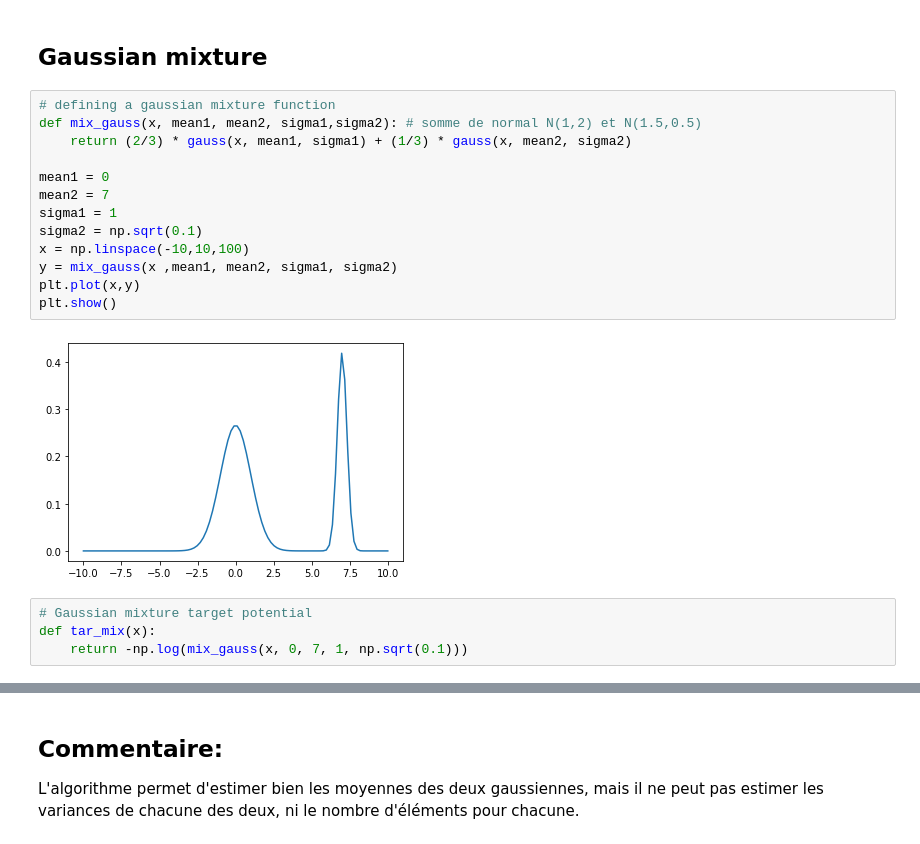
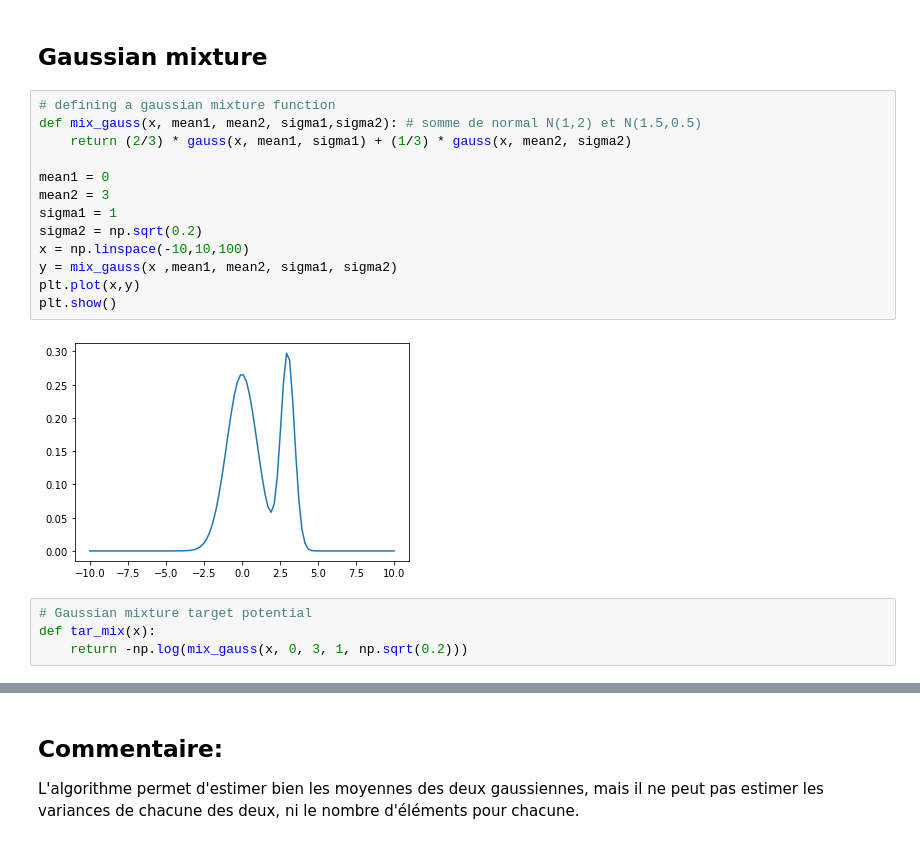
Before and after one commit to elfirdoussilab1/SVGD, a Jupyter notebook: Sampling_methods.ipynb, the cells around one changed output, grey strips where cells are left out. Drawn from its saved outputs; the diff is of its cells as text.

```diff
--- a/Sampling_methods.ipynb
+++ b/Sampling_methods.ipynb
@@ -570,22 +570,22 @@ sns.jointplot(x = xf.transpose()[0], y=xf.transpose()[1], kind='kde')
 # %%
 # defining a gaussian mixture function
 def mix_gauss(x, mean1, mean2, sigma1,sigma2): # somme de normal N(1,2) et N(1.5,0.5)
     return (2/3) * gauss(x, mean1, sigma1) + (1/3) * gauss(x, mean2, sigma2)
 
 mean1 = 0
-mean2 = 7
+mean2 = 3
 sigma1 = 1
-sigma2 = np.sqrt(0.1)
+sigma2 = np.sqrt(0.2)
 x = np.linspace(-10,10,100)
 y = mix_gauss(x ,mean1, mean2, sigma1, sigma2)
 plt.plot(x,y)
 plt.show()
 # %% [output]
-[figure, old version]
+[figure, new version]
 # %%
 # Gaussian mixture target potential
 def tar_mix(x):
-    return -np.log(mix_gauss(x, 0, 7, 1, np.sqrt(0.1)))
+    return -np.log(mix_gauss(x, 0, 3, 1, np.sqrt(0.2)))
 # %%
 # Samples
 X = gen_unif(100, 1, -5, 5)
```
Also changed, not shown: parts of 9 cells of this notebook.
